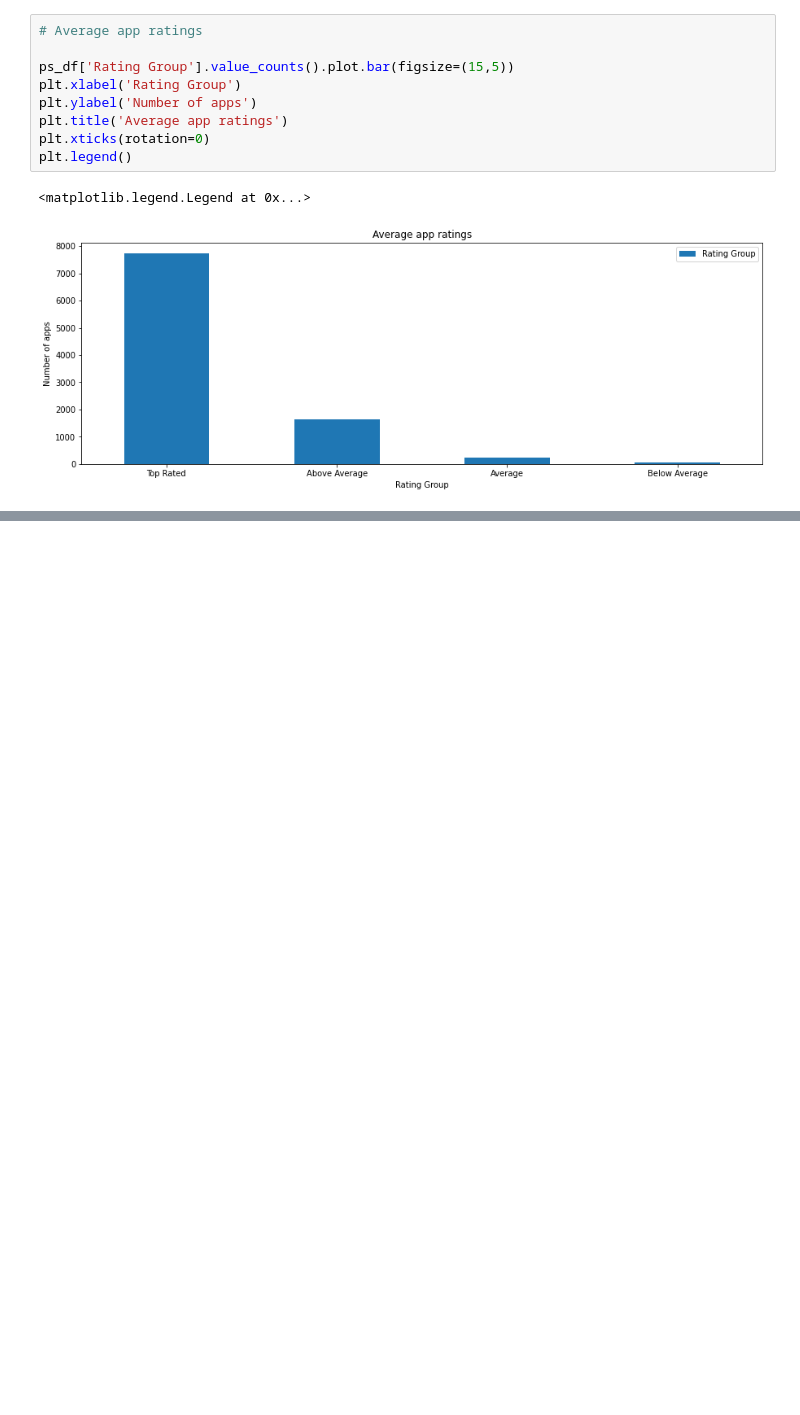
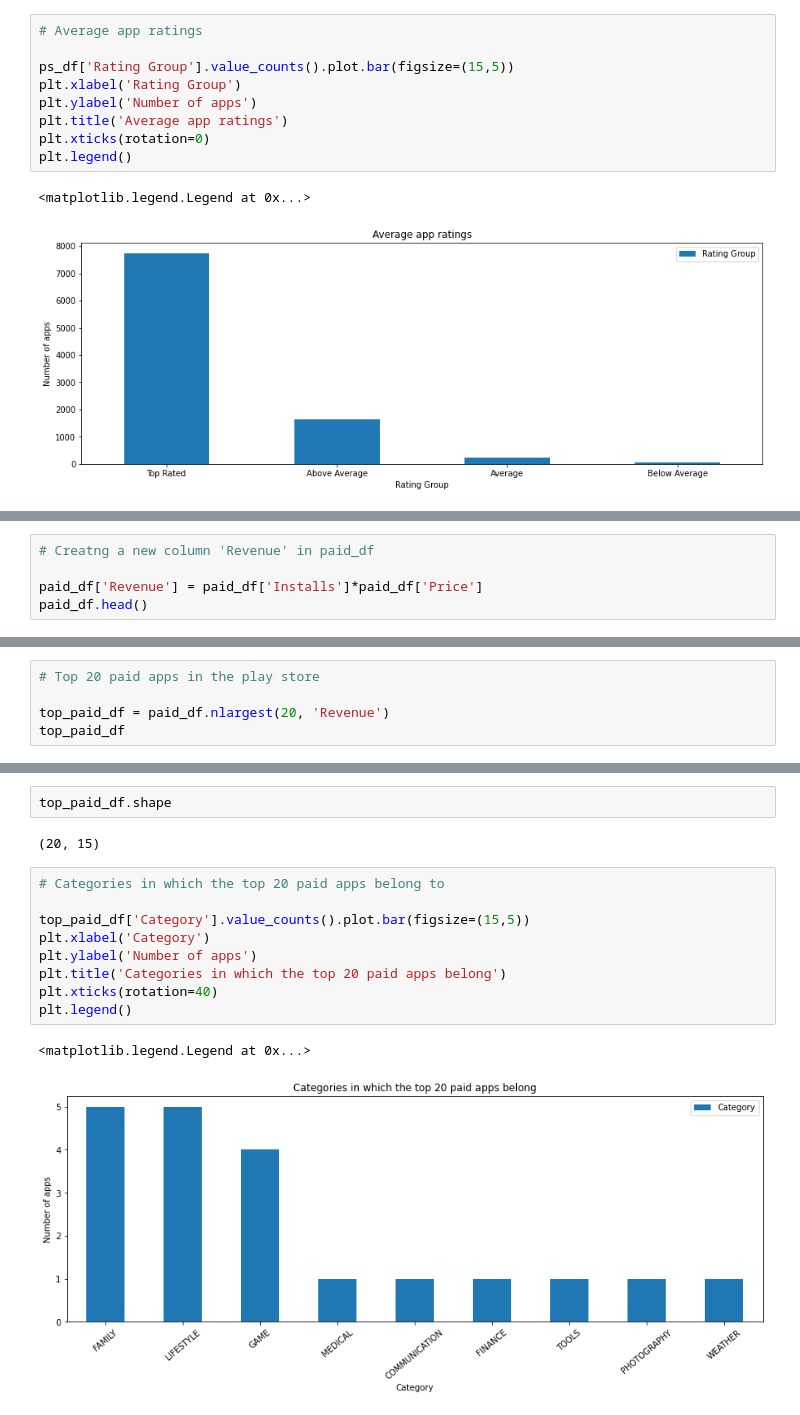
Before and after one commit to shaloy-lewis/EDA_on_play_store_app_reviews, a Jupyter notebook: EDA_on_Play_Store_App_Reviews_by_Shaloy_Lewis.ipynb, the cells around one changed output, grey strips where cells are left out. Cells and saved outputs as stored; diff of their text form; blank space fills up the shorter version.

```diff
--- a/EDA_on_Play_Store_App_Reviews_by_Shaloy_Lewis.ipynb
+++ b/EDA_on_Play_Store_App_Reviews_by_Shaloy_Lewis.ipynb
@@ -1631,0 +1727,5 @@ Majority of the apps in the app store are Top rated.
+# %%
+# Creatng a new column 'Revenue' in paid_df
+
+paid_df['Revenue'] = paid_df['Installs']*paid_df['Price']
+paid_df.head()
@@ -1631,0 +1751,5 @@ Majority of the apps in the app store are Top rated.
+# %%
+# Top 20 paid apps in the play store
+
+top_paid_df = paid_df.nlargest(20, 'Revenue')
+top_paid_df
@@ -1631,0 +1774,16 @@ Majority of the apps in the app store are Top rated.
+# %%
+top_paid_df.shape
+# %% [output]
+(20, 15)
+# %%
+# Categories in which the top 20 paid apps belong to
+
+top_paid_df['Category'].value_counts().plot.bar(figsize=(15,5))
+plt.xlabel('Category')
+plt.ylabel('Number of apps')
+plt.title('Categories in which the top 20 paid apps belong')
+plt.xticks(rotation=40)
+plt.legend()
+# %% [output]
+<matplotlib.legend.Legend at 0x...>
+[figure, added]
```
Also changed, not shown: parts of 63 cells of this notebook.
